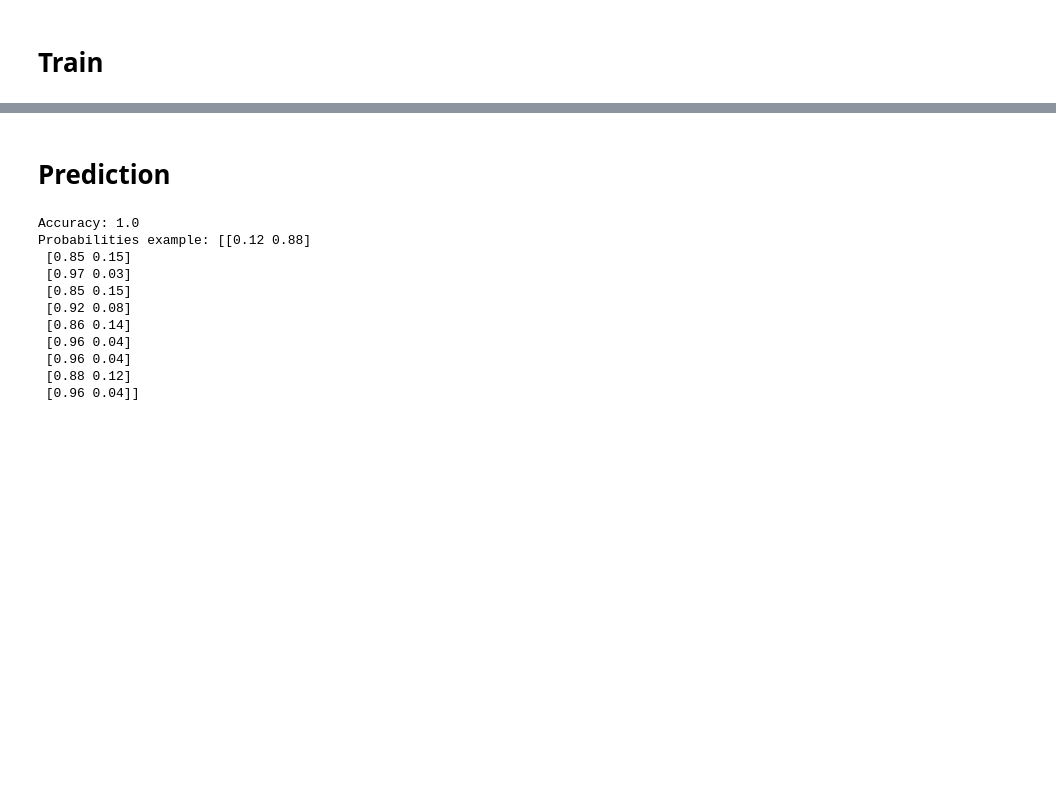
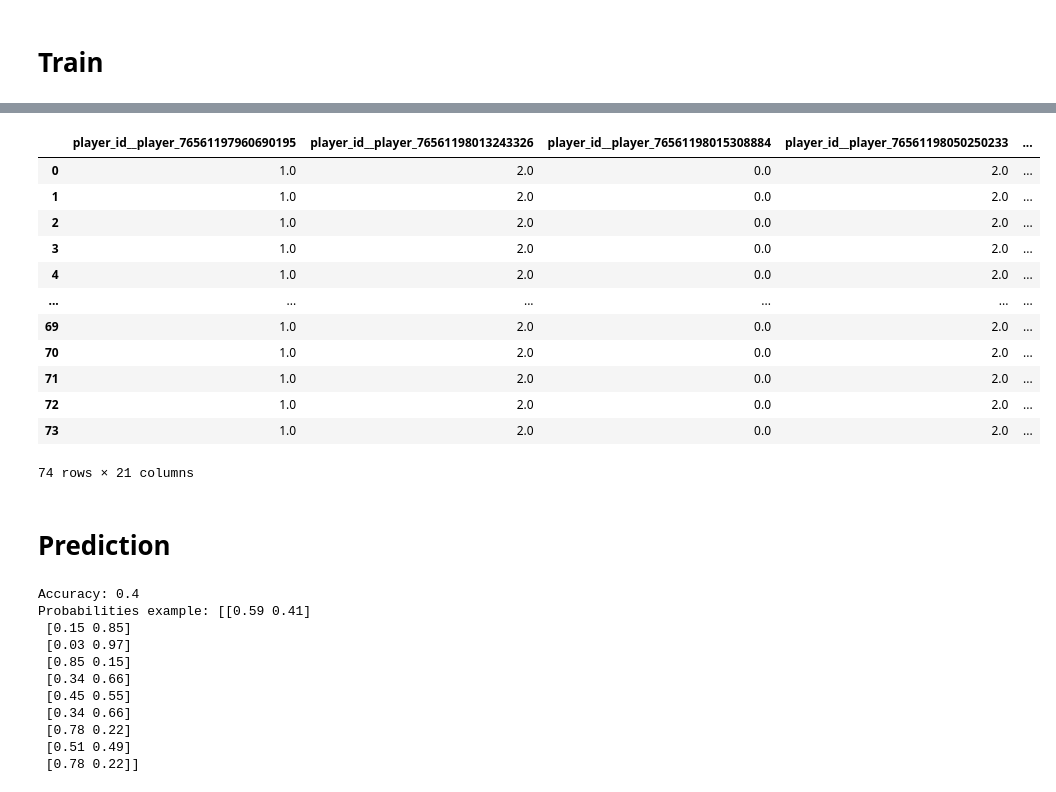
Before and after one commit to ivo08/demoparser-main, a Jupyter notebook: model/before_round.ipynb, the cells around one changed output, grey strips where cells are left out. Saved outputs shown, nothing was run; the diff lists cells and outputs as text; code cells hidden in the pictures; blank space fills up the shorter version.

```diff
--- a/model/before_round.ipynb
+++ b/model/before_round.ipynb
@@ -401,6 +404,7 @@ def clean_demos_safe(demos_paths, max_workers=5, verbose=False):
         def fail(): return pd.DataFrame(), [demo_path]
         try:
             ticks_df, header = parse_demo(demo_path)
+            map_name = header.get('map_name')
             if ticks_df is None:
                 return fail()
 
@@ -413,6 +417,7 @@ def clean_demos_safe(demos_paths, max_workers=5, verbose=False):
             round_summary_df = build_round_summary(ticks_df, round_results)
             if round_summary_df is None or round_summary_df.empty:
                 return fail()
+            round_summary_df['map_name'] = map_name
 
             first = round_summary_df.iloc[0][['team_ct_current_equip_value', 'team_t_current_equip_value']]
             if first.isna().any():
@@ -443,4 +448,4 @@ def clean_demos_safe(demos_paths, max_workers=5, verbose=False):
     final_df = pd.concat(dfs, ignore_index=True) if dfs else pd.DataFrame()
     return final_df, wrong
 
-final_df, wrong_demos = clean_demos_safe(demos_paths[:5], max_workers=10, verbose=True)
+final_df, wrong_demos = clean_demos_safe(demos_paths, max_workers=10, verbose=True)
@@ -463,22 +451,0 @@ final_df
-# %%
-from typing import final
-import numpy as np
-
-# Get all unique player integers from both columns
-all_players = set()
-final_df['team_ct_players'].apply(lambda x: all_players.update(x if isinstance(x, list) else []))
-final_df['team_t_players'].apply(lambda x: all_players.update(x if isinstance(x, list) else []))
-all_players = sorted(all_players)
-
-# Create the encoding DataFrame
-encoding = np.zeros((len(final_df), len(all_players)), dtype=int)
-player_to_idx = {p: i for i, p in enumerate(all_players)}@
-
-for idx, row in final_df.iterrows():
-    for p in row['team_ct_players']:
-        encoding[idx, player_to_idx[p]] = 1
-    for p in row['team_t_players']:
-        encoding[idx, player_to_idx[p]] = 2
-
-df_encoding = pd.DataFrame(encoding, columns=[f'player_{p}' for p in all_players])
-final_df = pd.concat([final_df.reset_index(drop=True), df_encoding.reset_index(drop=True)], axis=1)
@@ -552,0 +452,7 @@ RandomForestClassifier(random_state=32)
+# %%
+# Prepare data
+X = final_df.drop(columns=['round_winner', 'team_ct_name', 'team_t_name', 'round_reason'])
+y = final_df["round_winner"]
+
+# Split into train and test (hold-out set)
+X_train, X_test, y_train, y_test = train_test_split(X, y, test_size=0.2, random_state=32)
@@ -553,20 +522,38 @@ RandomForestClassifier(random_state=32)
+# %%
+X_transformed = pipeline.named_steps['preprocessor'].transform(X)
+column_names = pipeline.named_steps['preprocessor'].get_feature_names_out()
+pd.DataFrame(X_transformed, columns=column_names)
+# %% [output]
+|  | player_id__player_76561197960690195 | player_id__player_76561198013243326 | player_id__player_76561198015308884 | player_id__player_76561198050250233 | ... |
+| 0 | 1.0 | 2.0 | 0.0 | 2.0 | ... |
+| 1 | 1.0 | 2.0 | 0.0 | 2.0 | ... |
+| 2 | 1.0 | 2.0 | 0.0 | 2.0 | ... |
+| 3 | 1.0 | 2.0 | 0.0 | 2.0 | ... |
+| 4 | 1.0 | 2.0 | 0.0 | 2.0 | ... |
+| ... | ... | ... | ... | ... | ... |
+| 69 | 1.0 | 2.0 | 0.0 | 2.0 | ... |
+| 70 | 1.0 | 2.0 | 0.0 | 2.0 | ... |
+| 71 | 1.0 | 2.0 | 0.0 | 2.0 | ... |
+| 72 | 1.0 | 2.0 | 0.0 | 2.0 | ... |
+| 73 | 1.0 | 2.0 | 0.0 | 2.0 | ... |
+74 rows × 21 columns
 # %% [markdown]
 # Prediction
 # %%
-prob = rf.predict_proba(X_test)
-pred = rf.predict(X_test)
+prob = pipeline.predict_proba(X_test)
+pred = pipeline.predict(X_test)
 
 print("Accuracy:", accuracy_score(y_test, pred))
 print("Probabilities example:", prob[:10])
 # %% [output]
-Accuracy: 1.0
-Probabilities example: [[0.12 0.88]
+Accuracy: 0.4
+Probabilities example: [[0.59 0.41]
+ [0.15 0.85]
+ [0.03 0.97]
  [0.85 0.15]
- [0.97 0.03]
- [0.85 0.15]
- [0.92 0.08]
- [0.86 0.14]
- [0.96 0.04]
- [0.96 0.04]
- [0.88 0.12]
- [0.96 0.04]]
+ [0.34 0.66]
+ [0.45 0.55]
+ [0.34 0.66]
+ [0.78 0.22]
+ [0.51 0.49]
+ [0.78 0.22]]
```
Also changed, not shown: parts of 8 cells of this notebook, 28 other files.
